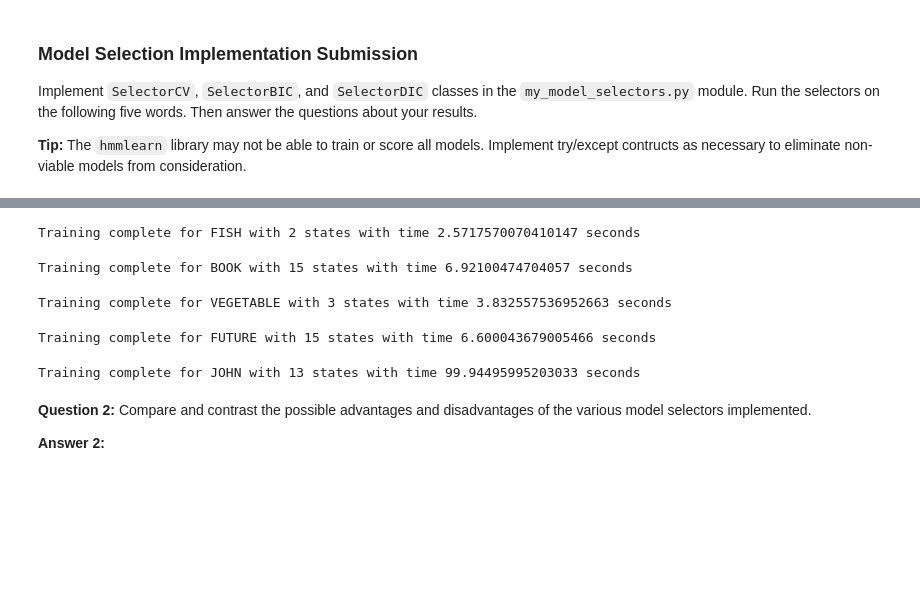
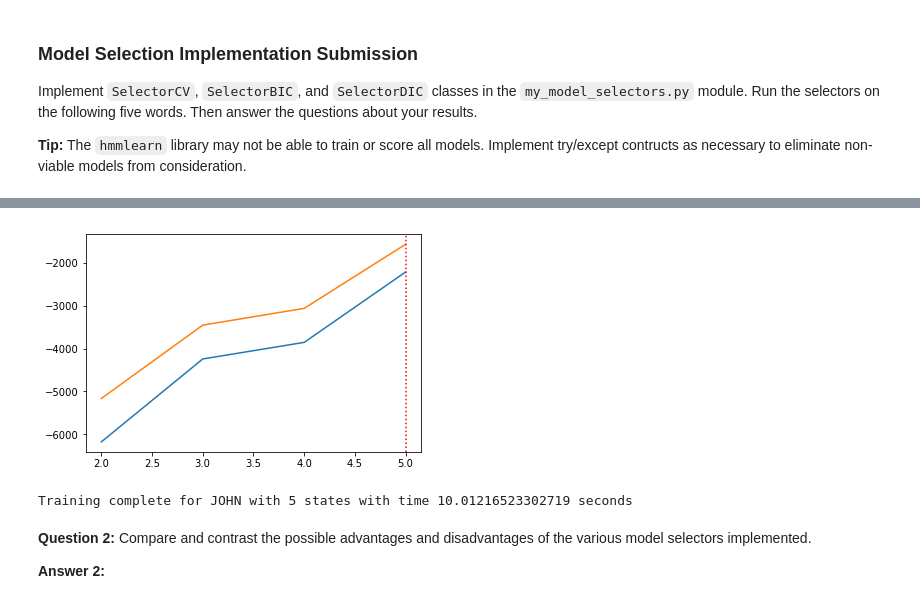
Before and after one commit to olehb/AIND-Recognizer, a Jupyter notebook: asl_recognizer.ipynb, the cells around one changed output, grey strips where cells are left out. Cells and saved outputs as stored; diff of their text form; code cells hidden in the pictures; blank space fills up the shorter version.

```diff
--- a/asl_recognizer.ipynb
+++ b/asl_recognizer.ipynb
@@ -848,22 +728,18 @@ Training complete for JOHN with 13 states with time 40.56630775600206 seconds
 # %%
-# TODO: Implement SelectorDIC in module my_model_selectors.py
 from my_model_selectors import SelectorDIC
 
 for word in words_to_train:
     start = timeit.default_timer()
     model = SelectorDIC(sequences, Xlengths, word,
-                    min_n_components=2, max_n_components=15, random_state = 14, verbose=False).select()
+                    min_n_components=2, max_n_components=15, random_state = 14).select()
     end = timeit.default_timer()-start
     if model is not None:
         print("Training complete for {} with {} states with time {} seconds".format(word, model.n_components, end))
     else:
         print("Training failed for {}".format(word))
 # %% [output]
+[figure, added]
-Training complete for FISH with 2 states with time 2.5717570070410147 seconds
+Training complete for JOHN with 5 states with time 10.01216523302719 seconds
-Training complete for BOOK with 15 states with time 6.92100474704057 seconds
-Training complete for VEGETABLE with 3 states with time 3.832557536952663 seconds
-Training complete for FUTURE with 15 states with time 6.600043679005466 seconds
-Training complete for JOHN with 13 states with time 99.94495995203033 seconds
 # %% [markdown]
 **Question 2:**  Compare and contrast the possible advantages and disadvantages of the various model selectors implemented.
 
```
Also changed, not shown: parts of 3 cells of this notebook, 1 other file.
